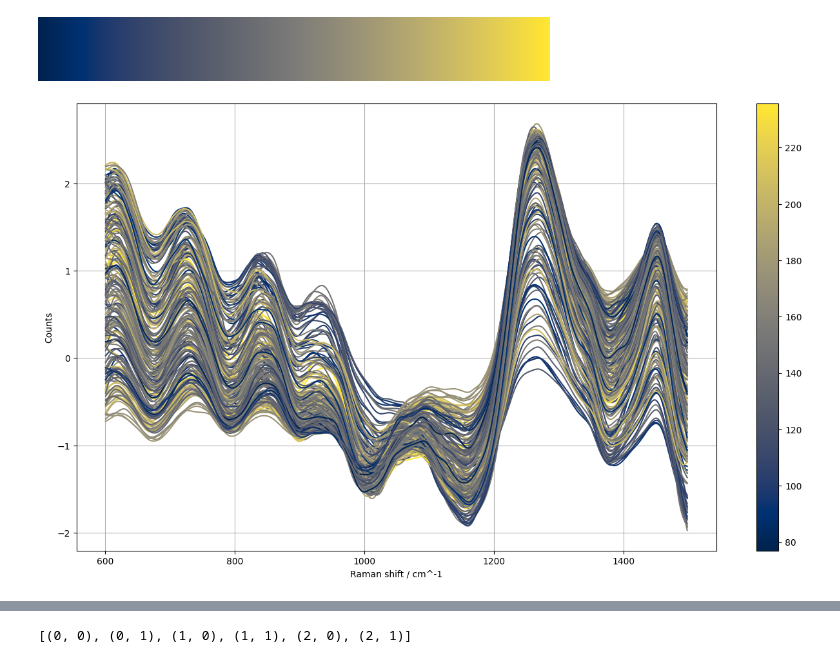
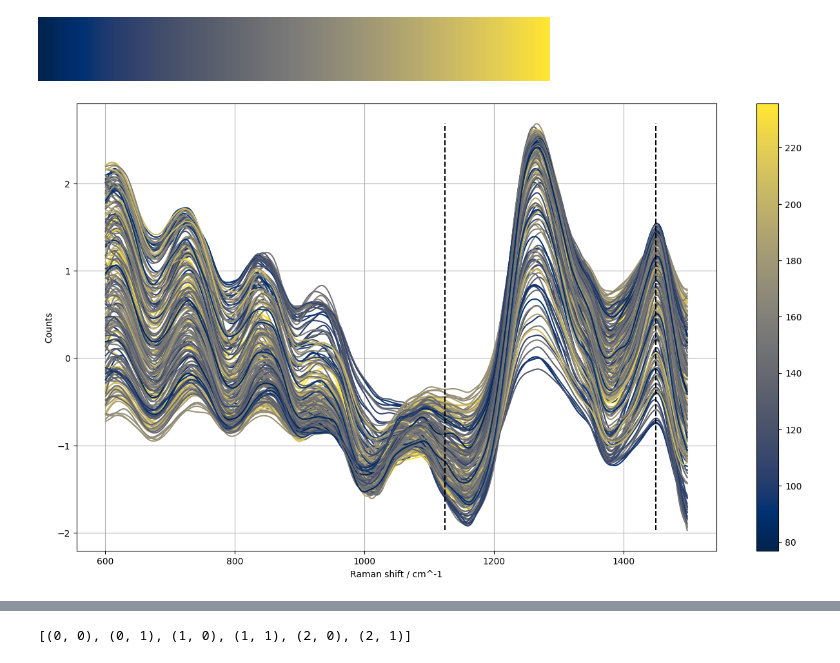
Before and after one commit to fizzyf0xy/Raman, a Jupyter notebook: python/20240327_pilot/ayalysis.ipynb, the cells around one changed output, grey strips where cells are left out. Drawn from its saved outputs; the diff is of its cells as text; code cells hidden in the pictures.

```diff
--- a/python/20240327_pilot/ayalysis.ipynb
+++ b/python/20240327_pilot/ayalysis.ipynb
@@ -260,36 +260,36 @@ ymin_1125 = np.inf
 ymax_1125 = -1 * np.inf
 for subj_id, data in zip(subj_ids, datas):
     features = []
     for index,row in data.iterrows():
         glucose = row.glucose
         prefix = row.prefix
         x = row.spectrum[:,0].copy()
         y = row.spectrum[:,1].copy()
 
         y = preprocessing_4(y)
 
         # y = preprocessing_2(y)
 
         color = cMap.to_rgba(glucose)
         ax.plot(x,y, c=color)
         if y.max() > ymax: ymax = y.max()
         if y.min() < ymin: ymin = y.min()
         features.append(y.copy())
     data['feature'] = features
 
 fig.colorbar(cMap, ax=ax)
 ax.set_xlabel('Raman shift / cm^-1')
 ax.set_ylabel('Counts')
 # ax.vlines(x=911, ymax=ymax, ymin=ymin)
 # ax.vlines(x=1060, ymax=ymax, ymin=ymin)
-# ax.vlines(x=1125, ymax=ymax, ymin=ymin)
+ax.vlines(x=1125, ymax=ymax, ymin=ymin, color='black', linestyle='--')
 # # ax.vlines(x=1265, ymax=ymax, ymin=ymin)
-# ax.vlines(x=1450, ymax=ymax, ymin=ymin)
+ax.vlines(x=1450, ymax=ymax, ymin=ymin, color='black', linestyle='--')
 
 ax.grid()
 plt.show()
 # %% [output]
-[figure, old version]
+[figure, new version]
 # %%
 from sklearn.linear_model import LinearRegression
 from sklearn.ensemble import RandomForestRegressor, GradientBoostingRegressor, AdaBoostRegressor
```
Also changed, not shown: parts of 7 cells of this notebook, 23 other files.
